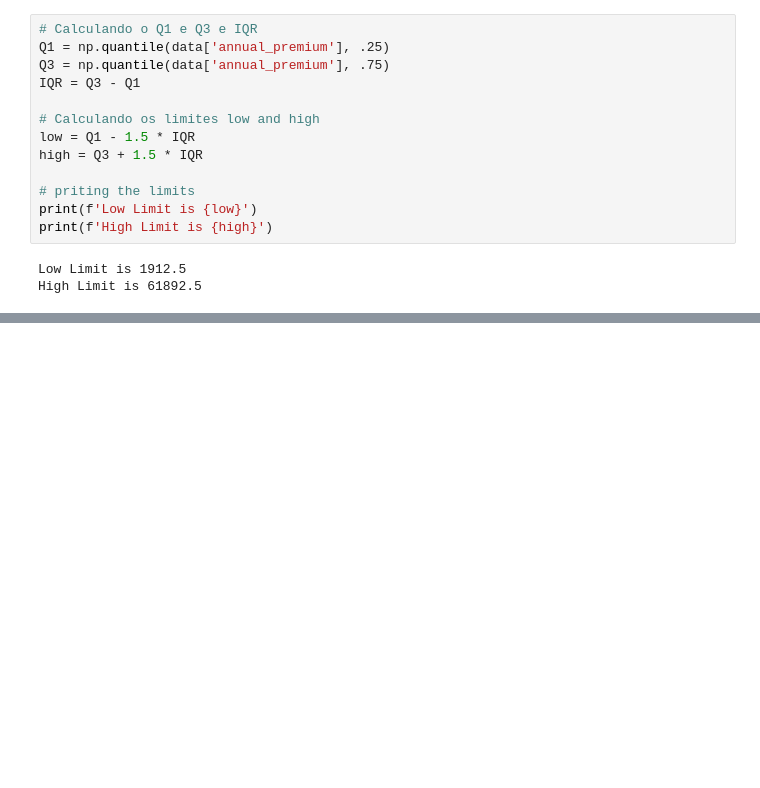
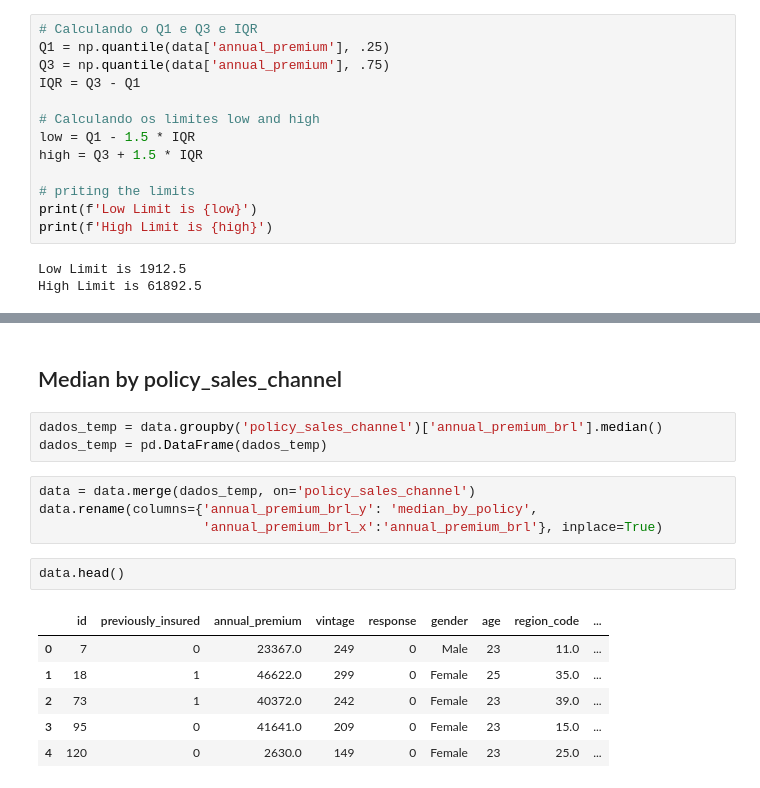
Before and after one commit to bruno154/health_insurence_cross_sell_project, a Jupyter notebook: pa004_health_insurance_cross_sell.ipynb, the cells around one changed output, grey strips where cells are left out. Cells and saved outputs as stored; diff of their text form; blank space fills up the shorter version.

```diff
--- a/pa004_health_insurance_cross_sell.ipynb
+++ b/pa004_health_insurance_cross_sell.ipynb
@@ -538,0 +714,18 @@ High Limit is 61892.5
+# %% [markdown]
+## Median by policy_sales_channel
+# %%
+dados_temp = data.groupby('policy_sales_channel')['annual_premium_brl'].median()
+dados_temp = pd.DataFrame(dados_temp)
+# %%
+data = data.merge(dados_temp, on='policy_sales_channel')
+data.rename(columns={'annual_premium_brl_y': 'median_by_policy',
+                     'annual_premium_brl_x':'annual_premium_brl'}, inplace=True)
+# %%
+data.head()
+# %% [output]
+|  | id | previously_insured | annual_premium | vintage | response | gender | age | region_code | ... |
+| 0 | 7 | 0 | 23367.0 | 249 | 0 | Male | 23 | 11.0 | ... |
+| 1 | 18 | 1 | 46622.0 | 299 | 0 | Female | 25 | 35.0 | ... |
+| 2 | 73 | 1 | 40372.0 | 242 | 0 | Female | 23 | 39.0 | ... |
+| 3 | 95 | 0 | 41641.0 | 209 | 0 | Female | 23 | 15.0 | ... |
+| 4 | 120 | 0 | 2630.0 | 149 | 0 | Female | 23 | 25.0 | ... |
```
Also changed, not shown: parts of 31 cells of this notebook.
